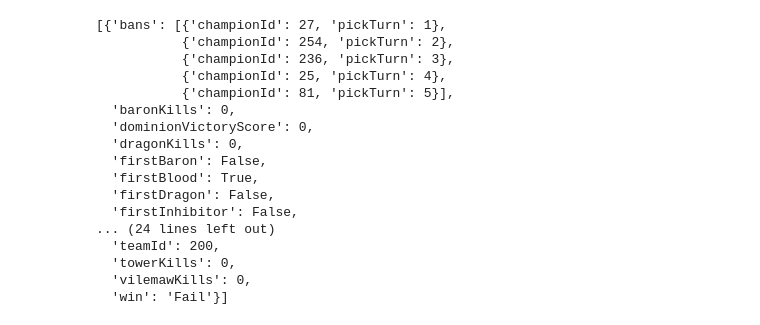
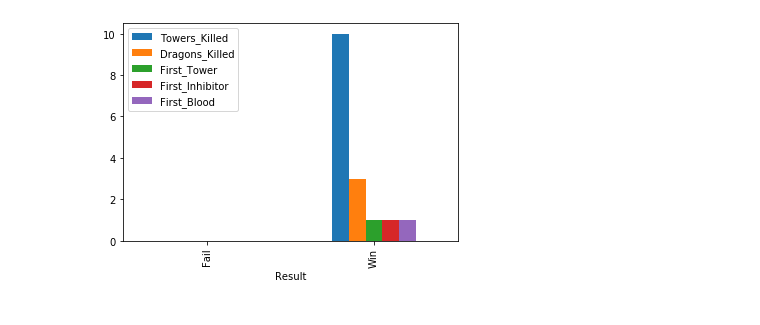
Before and after one commit to bhelvey/brantax, a Jupyter notebook: specificity.ipynb, the cells around one changed output. Cells and saved outputs as stored; diff of their text form; code cells hidden in the pictures.

```diff
--- a/specificity.ipynb
+++ b/specificity.ipynb
@@ -112,21 +160,0 @@ SyntaxError: invalid syntax (<ipython-input-53-6f3623948d87>, line 9)
-# %%
-pprint(team_id)
-#player data
-# %% [output]
-[{'bans': [{'championId': 27, 'pickTurn': 1},
-           {'championId': 254, 'pickTurn': 2},
-           {'championId': 236, 'pickTurn': 3},
-           {'championId': 25, 'pickTurn': 4},
-           {'championId': 81, 'pickTurn': 5}],
-  'baronKills': 0,
-  'dominionVictoryScore': 0,
-  'dragonKills': 0,
-  'firstBaron': False,
-  'firstBlood': True,
-  'firstDragon': False,
-  'firstInhibitor': False,
-... (24 lines left out)
-  'teamId': 200,
-  'towerKills': 0,
-  'vilemawKills': 0,
-  'win': 'Fail'}]
@@ -143,0 +161,9 @@ avg_rt_gl = pd.DataFrame(rt_gl["gamelength"].mean())
+# %%
+#group first counts on win and lose
+results = teams_1.set_index(["Result"])
+results_cln = results.drop(["Team"], axis = 1)
+x_axis = (len(results_cln))
+results_cln.plot(kind = 'bar')
+plt.show()
+# %% [output]
+[figure, added]
```
Also changed, not shown: parts of 8 cells of this notebook, 2 other files.
